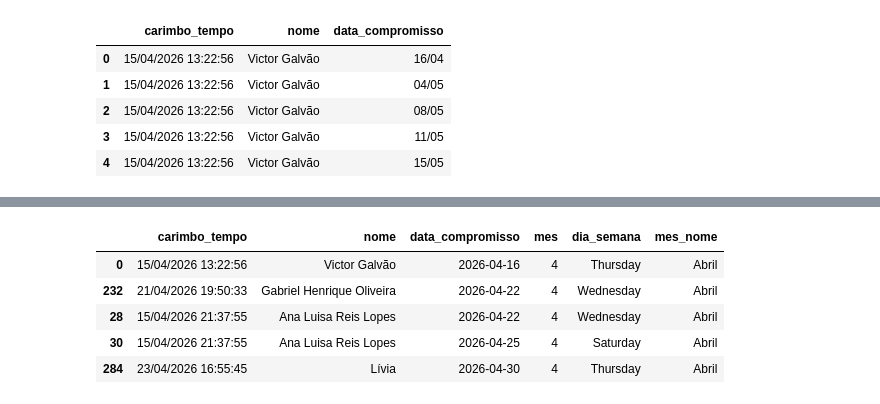
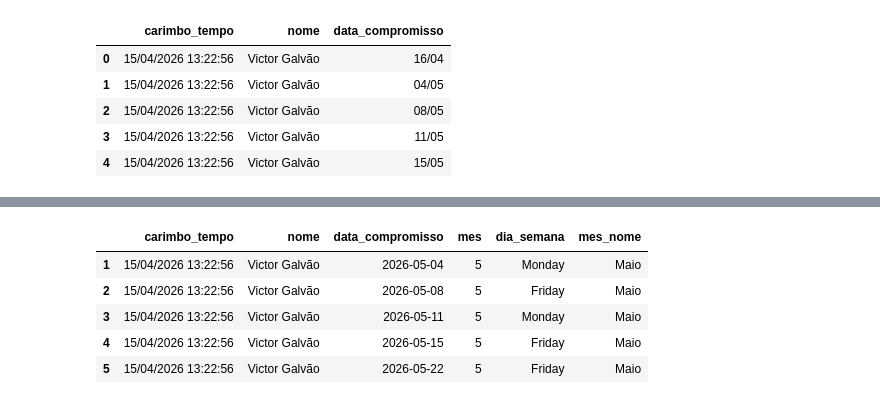
Before and after one commit to jvrezendem/analise_datas, a Jupyter notebook: notebooks/analise_dados.ipynb, the cells around one changed output, grey strips where cells are left out. Saved outputs shown, nothing was run; the diff lists cells and outputs as text; code cells hidden in the pictures.

```diff
--- a/notebooks/analise_dados.ipynb
+++ b/notebooks/analise_dados.ipynb
@@ -60,12 +60,14 @@ dataset.tail()
 # %%
 #dropar domingos
 dataset = dataset[dataset['dia_semana'] != 'Sunday']
+#dropar maio
+dataset = dataset[dataset['mes'] != 4]
 
 dataset.head()
 # %% [output]
 |  | carimbo_tempo | nome | data_compromisso | mes | dia_semana | mes_nome |
-| 0 | 15/04/2026 13:22:56 | Victor Galvão | 2026-04-16 | 4 | Thursday | Abril |
-| 232 | 21/04/2026 19:50:33 | Gabriel Henrique Oliveira | 2026-04-22 | 4 | Wednesday | Abril |
-| 28 | 15/04/2026 21:37:55 | Ana Luisa Reis Lopes | 2026-04-22 | 4 | Wednesday | Abril |
-| 30 | 15/04/2026 21:37:55 | Ana Luisa Reis Lopes | 2026-04-25 | 4 | Saturday | Abril |
-| 284 | 23/04/2026 16:55:45 | Lívia | 2026-04-30 | 4 | Thursday | Abril |
+| 1 | 15/04/2026 13:22:56 | Victor Galvão | 2026-05-04 | 5 | Monday | Maio |
+| 2 | 15/04/2026 13:22:56 | Victor Galvão | 2026-05-08 | 5 | Friday | Maio |
+| 3 | 15/04/2026 13:22:56 | Victor Galvão | 2026-05-11 | 5 | Monday | Maio |
+| 4 | 15/04/2026 13:22:56 | Victor Galvão | 2026-05-15 | 5 | Friday | Maio |
+| 5 | 15/04/2026 13:22:56 | Victor Galvão | 2026-05-22 | 5 | Friday | Maio |
```
Also changed, not shown: parts of 6 cells of this notebook, 3 other files.
